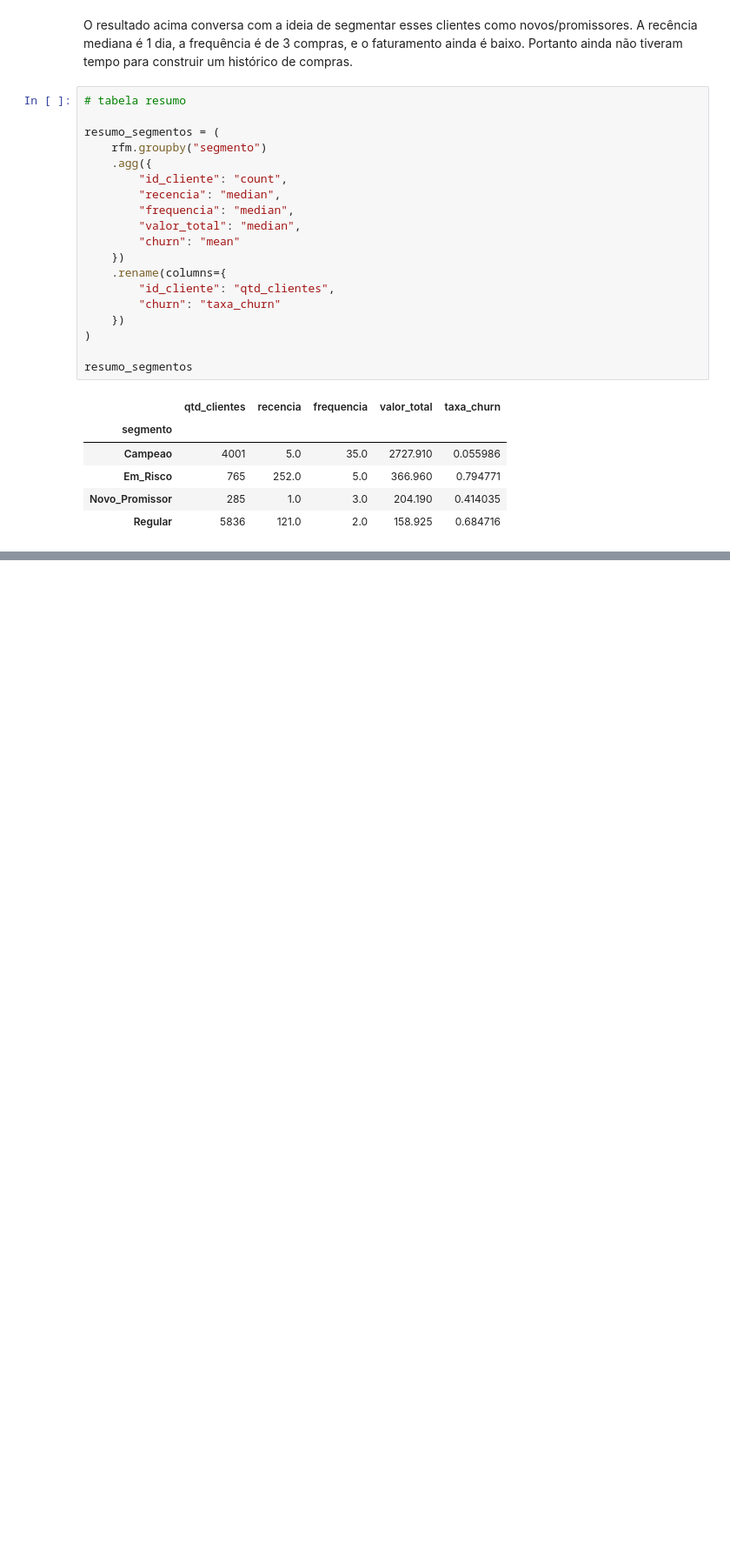
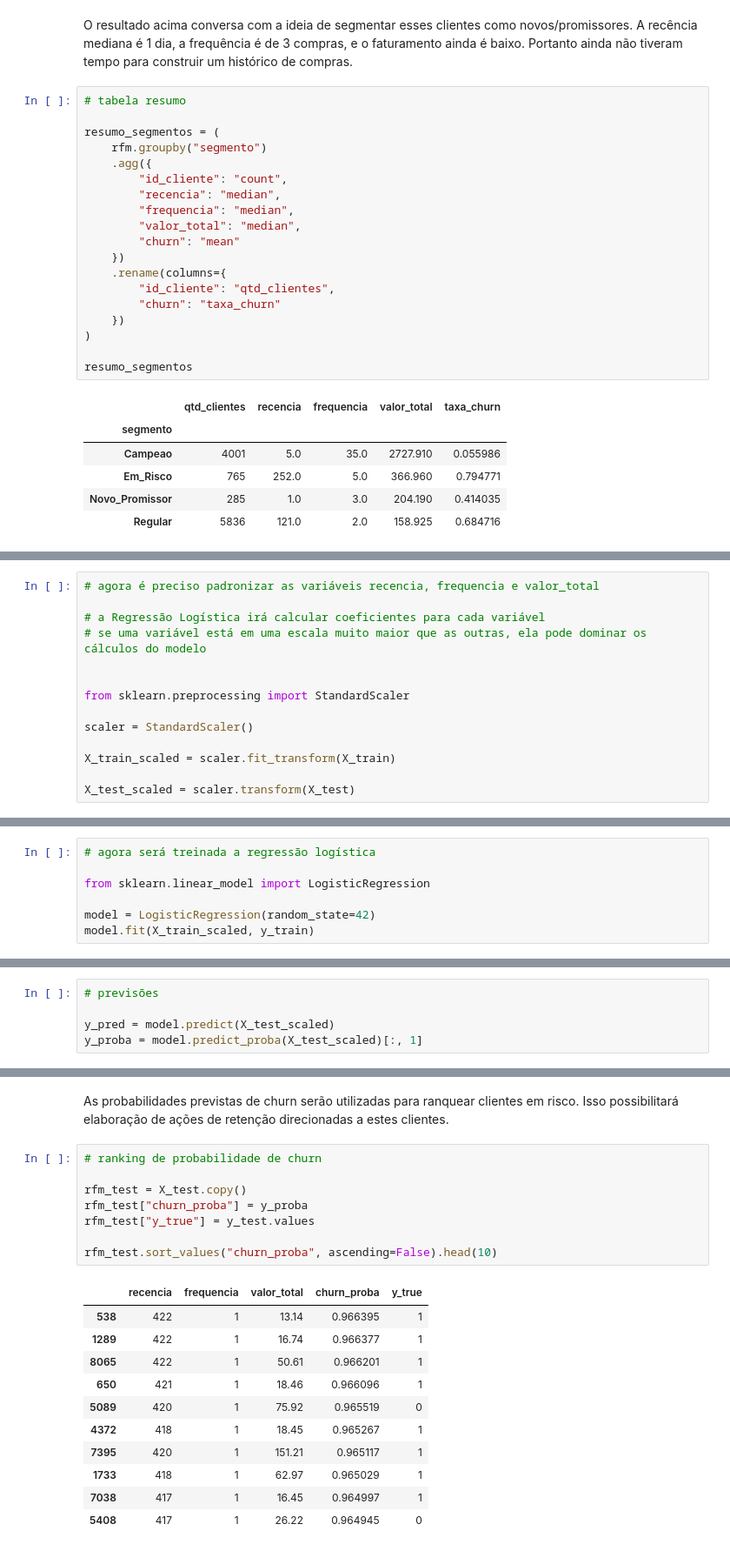
Before and after one commit to FelipeC-astro/TESTE_TECNICO_ANALISTA_PLENO, a Jupyter notebook: teste_tecnico.ipynb, the cells around one changed output, grey strips where cells are left out. Shown at 87% size. Cells and saved outputs as stored; diff of their text form; blank space fills up the shorter version.

```diff
--- a/teste_tecnico.ipynb
+++ b/teste_tecnico.ipynb
@@ -1019,0 +1074,14 @@ resumo_segmentos
+# %%
+# agora é preciso padronizar as variáveis recencia, frequencia e valor_total
+
+# a Regressão Logística irá calcular coeficientes para cada variável
+# se uma variável está em uma escala muito maior que as outras, ela pode dominar os cálculos do modelo
+
+
+from sklearn.preprocessing import StandardScaler
+
+scaler = StandardScaler()
+
+X_train_scaled = scaler.fit_transform(X_train)
+
+X_test_scaled = scaler.transform(X_test)
@@ -1019,0 +1112,7 @@ resumo_segmentos
+# %%
+# agora será treinada a regressão logística
+
+from sklearn.linear_model import LogisticRegression
+
+model = LogisticRegression(random_state=42)
+model.fit(X_train_scaled, y_train)
@@ -1019,0 +1121,5 @@ resumo_segmentos
+# %%
+# previsões
+
+y_pred = model.predict(X_test_scaled)
+y_proba = model.predict_proba(X_test_scaled)[:, 1]
@@ -1019,0 +1183,22 @@ resumo_segmentos
+# %% [markdown]
+As probabilidades previstas de churn serão utilizadas para ranquear clientes em risco. Isso possibilitará elaboração de ações de retenção direcionadas a estes clientes.
+# %%
+# ranking de probabilidade de churn
+
+rfm_test = X_test.copy()
+rfm_test["churn_proba"] = y_proba
+rfm_test["y_true"] = y_test.values
+
+rfm_test.sort_values("churn_proba", ascending=False).head(10)
+# %% [output]
+|  | recencia | frequencia | valor_total | churn_proba | y_true |
+| 538 | 422 | 1 | 13.14 | 0.966395 | 1 |
+| 1289 | 422 | 1 | 16.74 | 0.966377 | 1 |
+| 8065 | 422 | 1 | 50.61 | 0.966201 | 1 |
+| 650 | 421 | 1 | 18.46 | 0.966096 | 1 |
+| 5089 | 420 | 1 | 75.92 | 0.965519 | 0 |
+| 4372 | 418 | 1 | 18.45 | 0.965267 | 1 |
+| 7395 | 420 | 1 | 151.21 | 0.965117 | 1 |
+| 1733 | 418 | 1 | 62.97 | 0.965029 | 1 |
+| 7038 | 417 | 1 | 16.45 | 0.964997 | 1 |
+| 5408 | 417 | 1 | 26.22 | 0.964945 | 0 |
```
Also changed, not shown: parts of 19 cells of this notebook.
